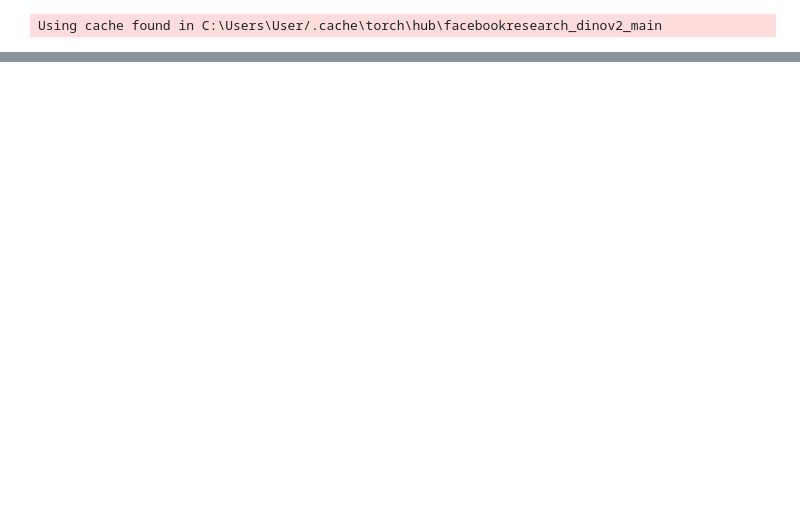
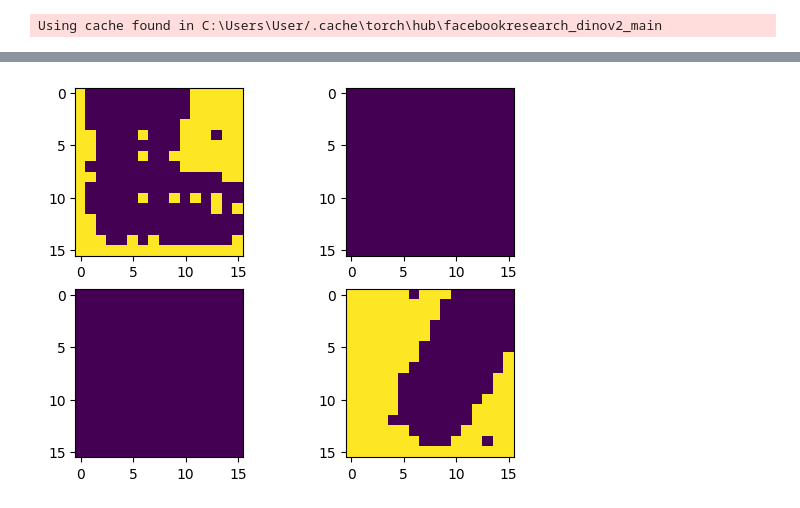
Before and after one commit to Leohoji/Fracture-Identification-System, a Jupyter notebook: bone_fracture_detection.ipynb, the cells around one changed output, grey strips where cells are left out. Cells and saved outputs as stored; diff of their text form; code cells hidden in the pictures; blank space fills up the shorter version.

```diff
--- a/bone_fracture_detection.ipynb
+++ b/bone_fracture_detection.ipynb
@@ -1108,0 +1175,8 @@ Using cache found in C:\Users\User/.cache\torch\hub\facebookresearch_dinov2_main
+# %%
+# Image preprocessing
+transform = transforms.Compose([
+    transforms.Resize(256),
+    transforms.CenterCrop(224),
+    transforms.ToTensor(),
+    transforms.Normalize(mean=[0.485, 0.456, 0.406], std=[0.229, 0.224, 0.225])
+])
@@ -1108,0 +1255,11 @@ Using cache found in C:\Users\User/.cache\torch\hub\facebookresearch_dinov2_main
+# %%
+pca_features_bg = pca_features[:, 0] > 0.8
+pca_features_fg  = ~pca_features_bg
+
+# plot the pca_features_bg
+for i in range(4):
+    plt.subplot(2, 2, i+1)
+    plt.imshow(pca_features_bg[i * patch_h * patch_w: (i+1) * patch_h * patch_w].reshape(patch_h, patch_w))
+plt.show()
+# %% [output]
+[figure, added]
```
Also changed, not shown: parts of 16 cells of this notebook, 24 other files.
